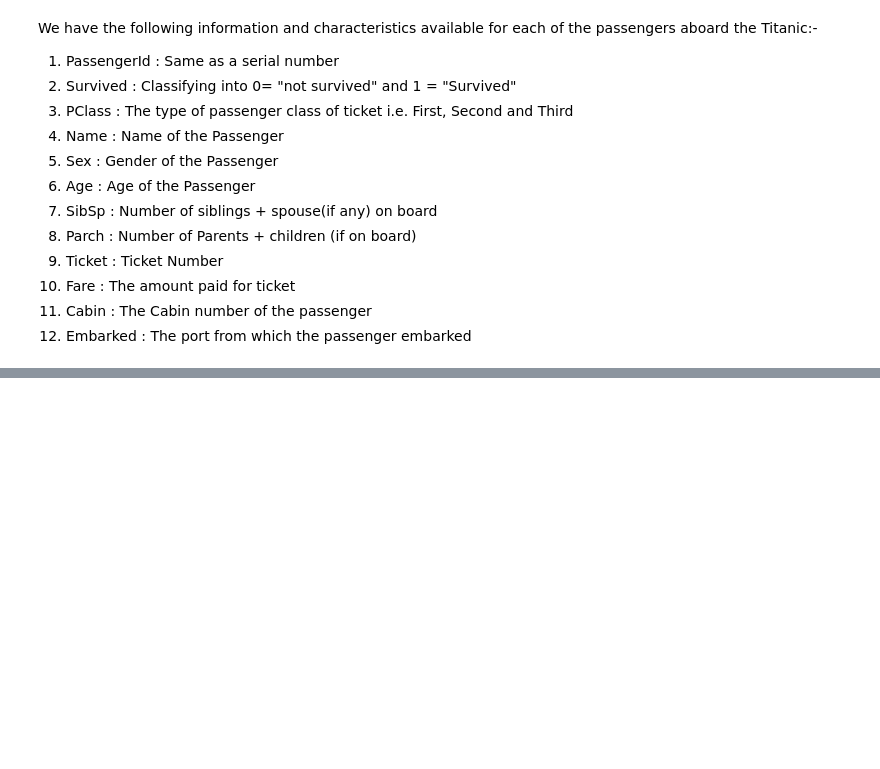
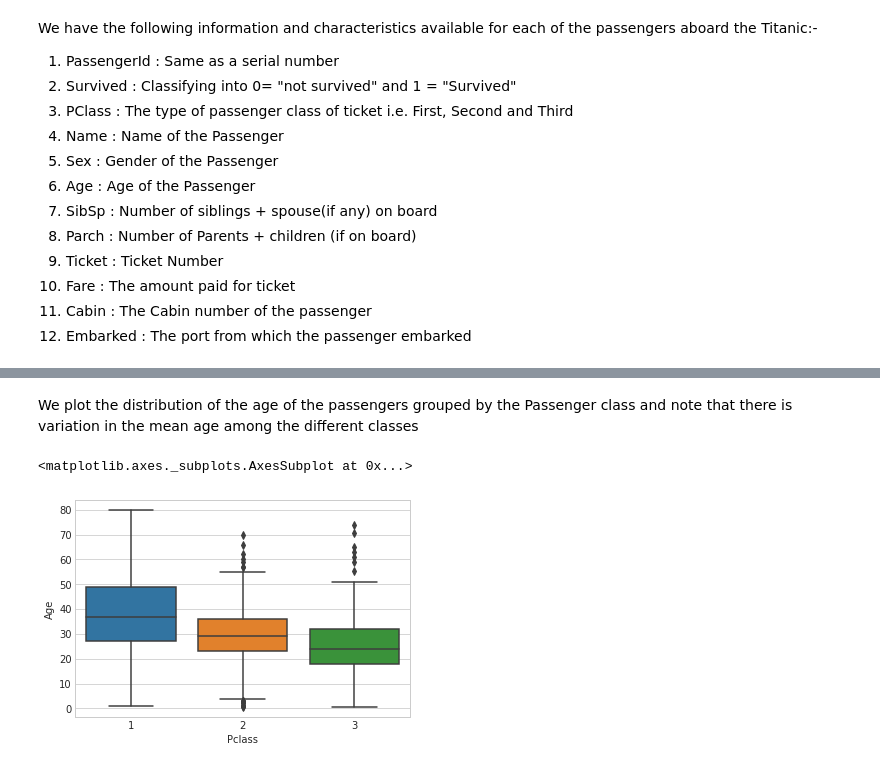
Before and after one commit to mansimar-s/ml-projects, a Jupyter notebook: titanic/titanic.ipynb, the cells around one changed output, grey strips where cells are left out. Saved outputs shown, nothing was run; the diff lists cells and outputs as text; code cells hidden in the pictures; blank space fills up the shorter version.

```diff
--- a/titanic/titanic.ipynb
+++ b/titanic/titanic.ipynb
@@ -74,0 +89,10 @@ We have the following information and characteristics available for each of the
+# %%
+titanic_train.drop("Cabin",inplace=True,axis=1)
+titanic_test.drop("Cabin", inplace=True,axis=1)
+# %% [markdown]
+We plot the distribution of the age of the passengers grouped by the Passenger class and note that there is variation in the mean age among the different classes
+# %%
+sns.boxplot(data=titanic_train,x='Pclass',y='Age')
+# %% [output]
+<matplotlib.axes._subplots.AxesSubplot at 0x...>
+[figure, added]
```
Also changed, not shown: parts of 18 cells of this notebook.
